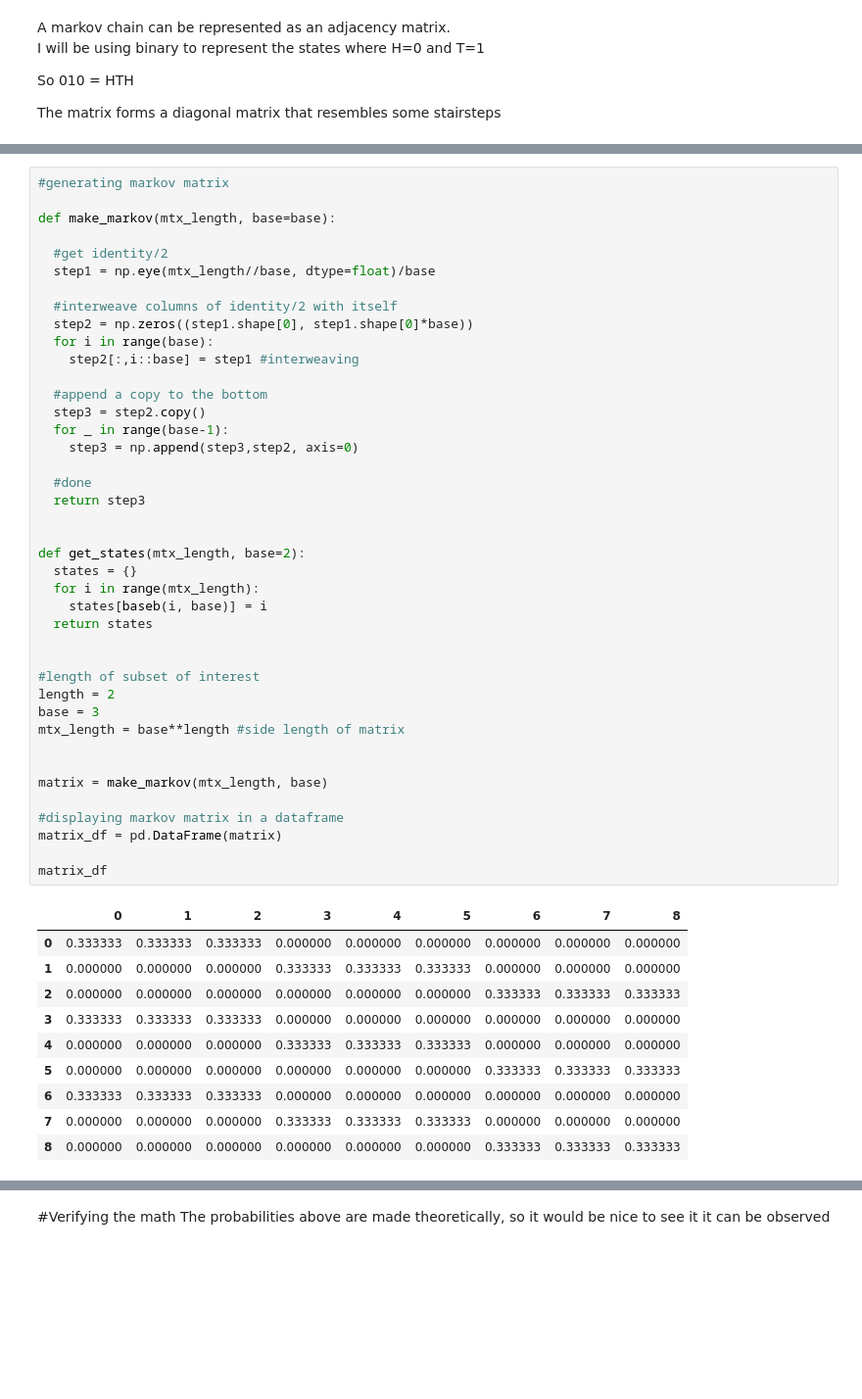
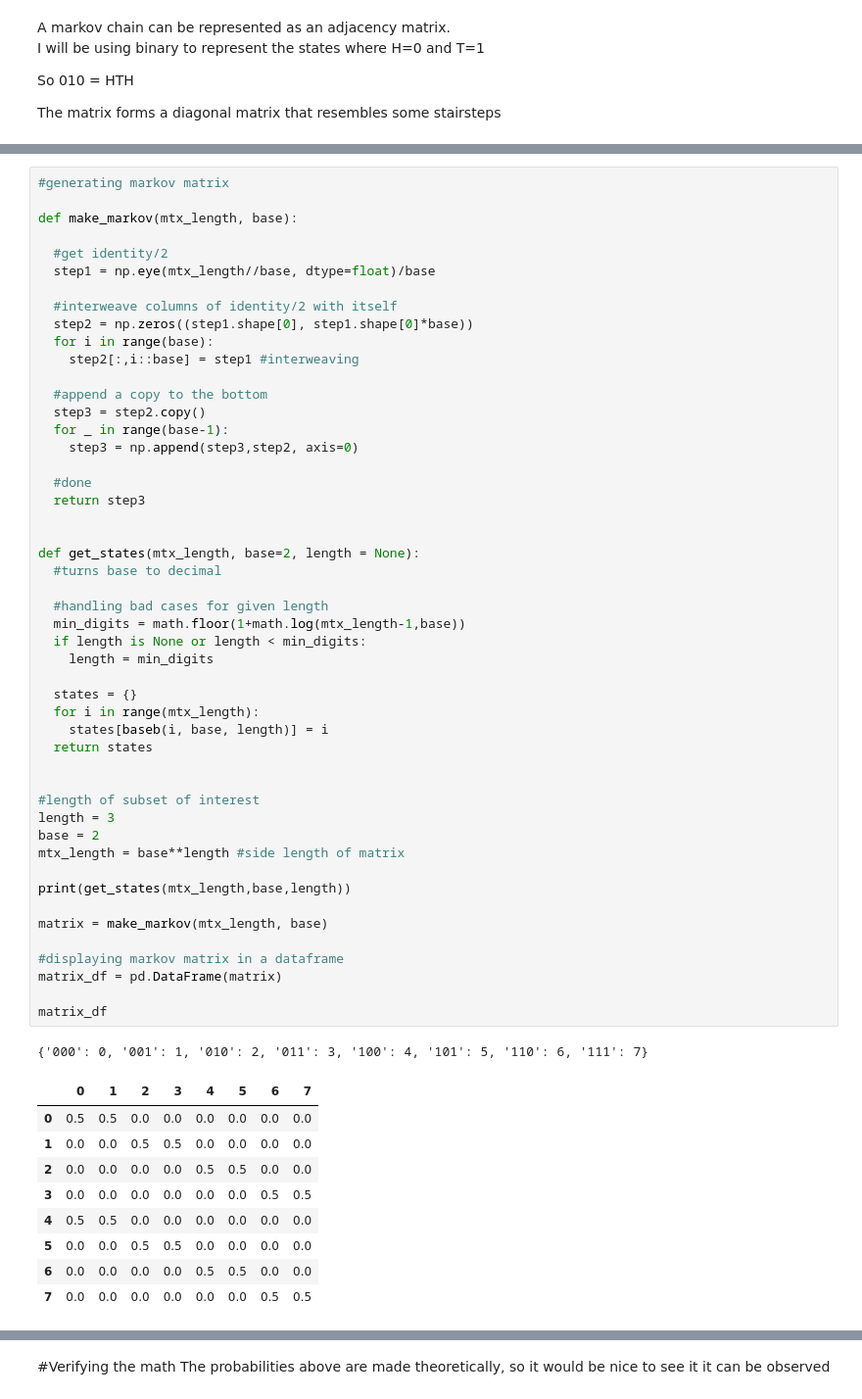
Before and after one commit to nathan-lam/generalized-penney-s-game, a Jupyter notebook: penney's_game.ipynb, the cells around one changed output, grey strips where cells are left out. Shown at 98% size. Drawn from its saved outputs; the diff is of its cells as text; blank space fills up the shorter version.

```diff
--- a/penney's_game.ipynb
+++ b/penney's_game.ipynb
@@ -50,7 +68,7 @@ baseb(4, 2)
 # %%
 #generating markov matrix
 
-def make_markov(mtx_length, base=base):
+def make_markov(mtx_length, base):
 
   #get identity/2
   step1 = np.eye(mtx_length//base, dtype=float)/base
@@ -58,44 +76,52 @@ def make_markov(mtx_length, base=base):
   #interweave columns of identity/2 with itself
   step2 = np.zeros((step1.shape[0], step1.shape[0]*base))
   for i in range(base):
     step2[:,i::base] = step1 #interweaving
 
   #append a copy to the bottom
   step3 = step2.copy()
   for _ in range(base-1):
     step3 = np.append(step3,step2, axis=0)
 
   #done
   return step3
 
 
-def get_states(mtx_length, base=2):
+def get_states(mtx_length, base=2, length = None):
+  #turns base to decimal
+
+  #handling bad cases for given length
+  min_digits = math.floor(1+math.log(mtx_length-1,base))
+  if length is None or length < min_digits:
+    length = min_digits
+
   states = {}
   for i in range(mtx_length):
-    states[baseb(i, base)] = i
+    states[baseb(i, base, length)] = i
   return states
 
 
 #length of subset of interest
-length = 2
-base = 3
+length = 3
+base = 2
 mtx_length = base**length #side length of matrix
 
+print(get_states(mtx_length,base,length))
 
 matrix = make_markov(mtx_length, base)
 
 #displaying markov matrix in a dataframe
 matrix_df = pd.DataFrame(matrix)
 
 matrix_df
 # %% [output]
+{'000': 0, '001': 1, '010': 2, '011': 3, '100': 4, '101': 5, '110': 6, '111': 7}
-|  | 0 | 1 | 2 | 3 | 4 | 5 | 6 | 7 | 8 |
-| 0 | 0.333333 | 0.333333 | 0.333333 | 0.000000 | 0.000000 | 0.000000 | 0.000000 | 0.000000 | 0.000000 |
-| 1 | 0.000000 | 0.000000 | 0.000000 | 0.333333 | 0.333333 | 0.333333 | 0.000000 | 0.000000 | 0.000000 |
-| 2 | 0.000000 | 0.000000 | 0.000000 | 0.000000 | 0.000000 | 0.000000 | 0.333333 | 0.333333 | 0.333333 |
-| 3 | 0.333333 | 0.333333 | 0.333333 | 0.000000 | 0.000000 | 0.000000 | 0.000000 | 0.000000 | 0.000000 |
-| 4 | 0.000000 | 0.000000 | 0.000000 | 0.333333 | 0.333333 | 0.333333 | 0.000000 | 0.000000 | 0.000000 |
-| 5 | 0.000000 | 0.000000 | 0.000000 | 0.000000 | 0.000000 | 0.000000 | 0.333333 | 0.333333 | 0.333333 |
-| 6 | 0.333333 | 0.333333 | 0.333333 | 0.000000 | 0.000000 | 0.000000 | 0.000000 | 0.000000 | 0.000000 |
-| 7 | 0.000000 | 0.000000 | 0.000000 | 0.333333 | 0.333333 | 0.333333 | 0.000000 | 0.000000 | 0.000000 |
-| 8 | 0.000000 | 0.000000 | 0.000000 | 0.000000 | 0.000000 | 0.000000 | 0.333333 | 0.333333 | 0.333333 |
+|  | 0 | 1 | 2 | 3 | 4 | 5 | 6 | 7 |
+| 0 | 0.5 | 0.5 | 0.0 | 0.0 | 0.0 | 0.0 | 0.0 | 0.0 |
+| 1 | 0.0 | 0.0 | 0.5 | 0.5 | 0.0 | 0.0 | 0.0 | 0.0 |
+| 2 | 0.0 | 0.0 | 0.0 | 0.0 | 0.5 | 0.5 | 0.0 | 0.0 |
+| 3 | 0.0 | 0.0 | 0.0 | 0.0 | 0.0 | 0.0 | 0.5 | 0.5 |
+| 4 | 0.5 | 0.5 | 0.0 | 0.0 | 0.0 | 0.0 | 0.0 | 0.0 |
+| 5 | 0.0 | 0.0 | 0.5 | 0.5 | 0.0 | 0.0 | 0.0 | 0.0 |
+| 6 | 0.0 | 0.0 | 0.0 | 0.0 | 0.5 | 0.5 | 0.0 | 0.0 |
+| 7 | 0.0 | 0.0 | 0.0 | 0.0 | 0.0 | 0.0 | 0.5 | 0.5 |
```
Also changed, not shown: parts of 24 cells of this notebook.
